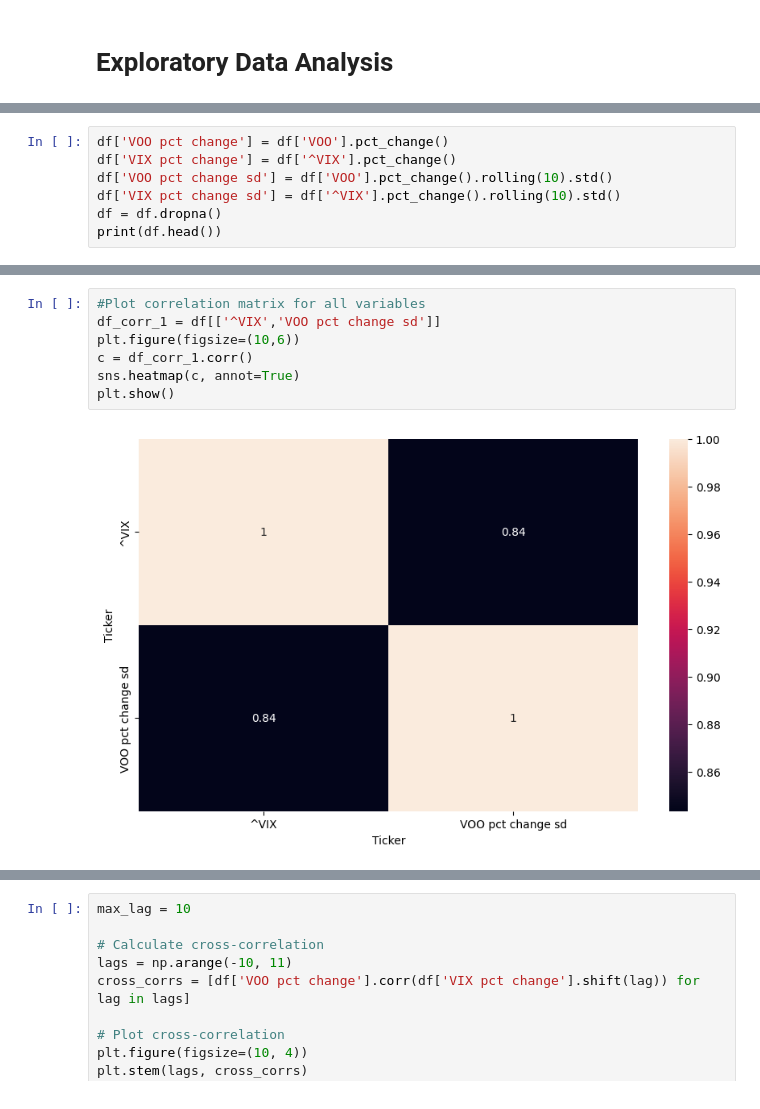
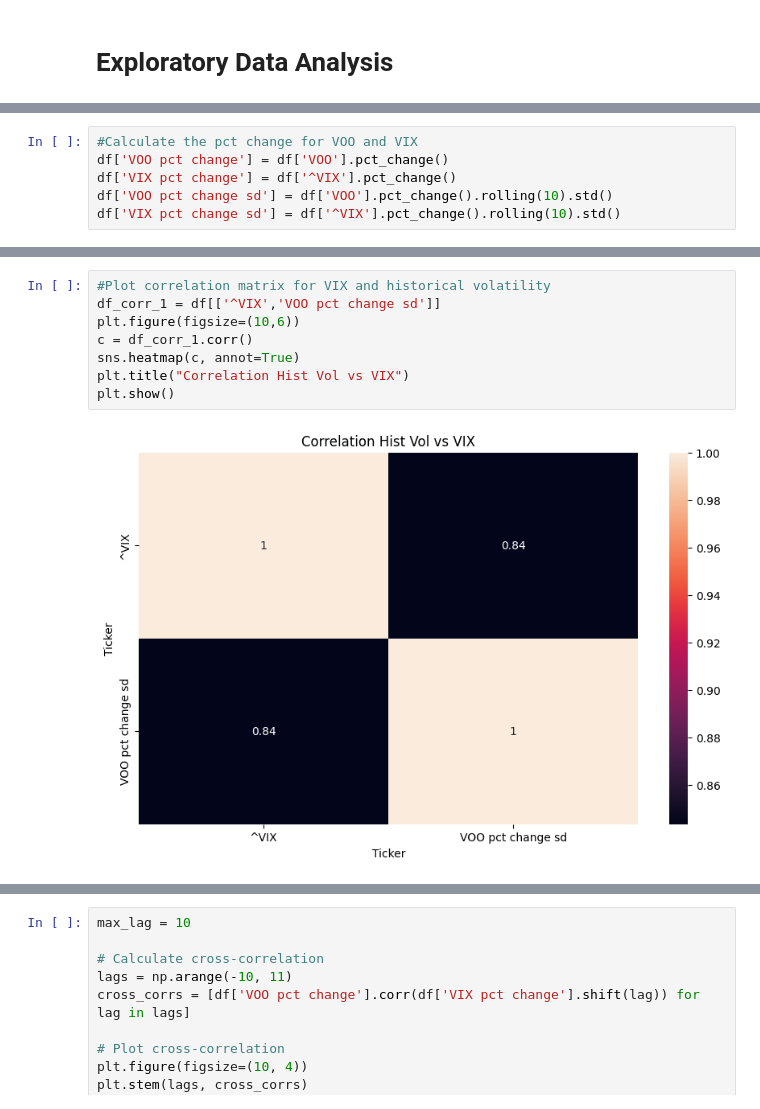
Before and after one commit to Wqcapstone1234/Enhancing-Basic-VIX-Strategy, a Jupyter notebook: MScFE_690_Capstone_Code_Group_9171.ipynb, the cells around one changed output, grey strips where cells are left out. Cells and saved outputs as stored; diff of their text form.

```diff
--- a/MScFE_690_Capstone_Code_Group_9171.ipynb
+++ b/MScFE_690_Capstone_Code_Group_9171.ipynb
@@ -107,7 +130,6 @@ plt.show()
 # %%
+#Calculate the pct change for VOO and VIX
 df['VOO pct change'] = df['VOO'].pct_change()
 df['VIX pct change'] = df['^VIX'].pct_change()
 df['VOO pct change sd'] = df['VOO'].pct_change().rolling(10).std()
 df['VIX pct change sd'] = df['^VIX'].pct_change().rolling(10).std()
-df = df.dropna()
-print(df.head())
@@ -164,10 +164,11 @@ plt.show()
 # %%
-#Plot correlation matrix for all variables
+#Plot correlation matrix for VIX and historical volatility
 df_corr_1 = df[['^VIX','VOO pct change sd']]
 plt.figure(figsize=(10,6))
 c = df_corr_1.corr()
 sns.heatmap(c, annot=True)
+plt.title("Correlation Hist Vol vs VIX")
 plt.show()
 # %% [output]
-[figure, old version]
+[figure, new version]
 # %%
```
Also changed, not shown: parts of 62 cells of this notebook.
